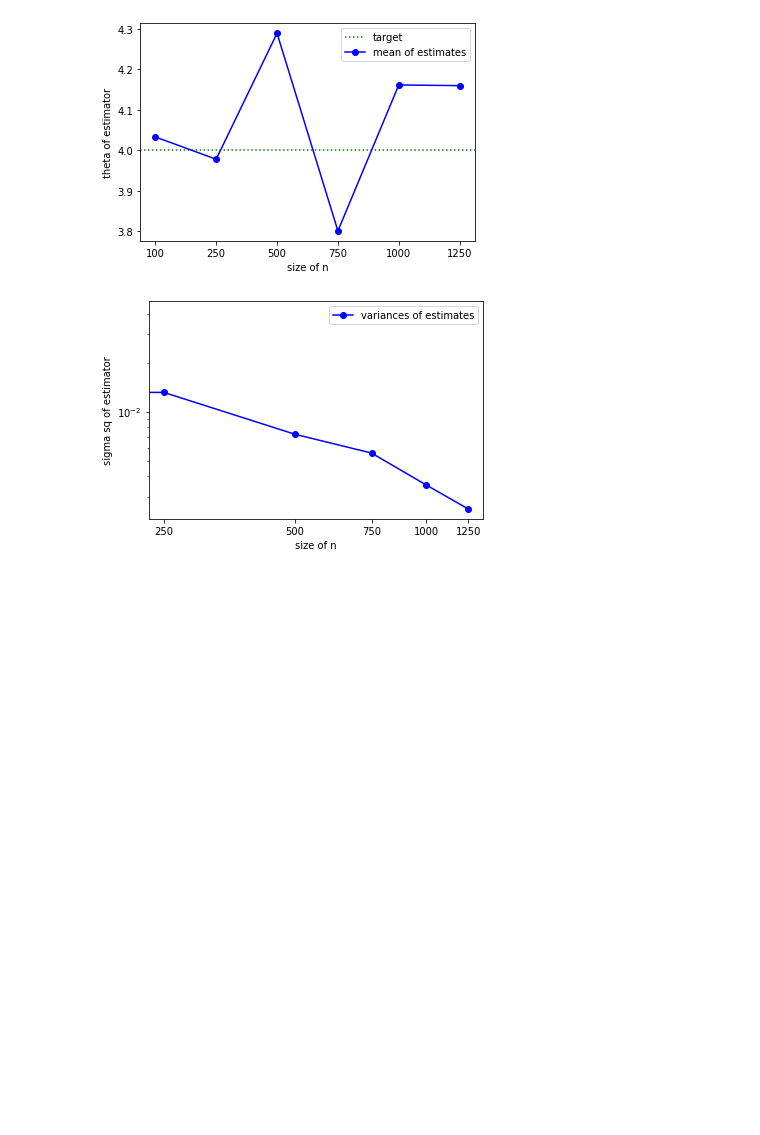
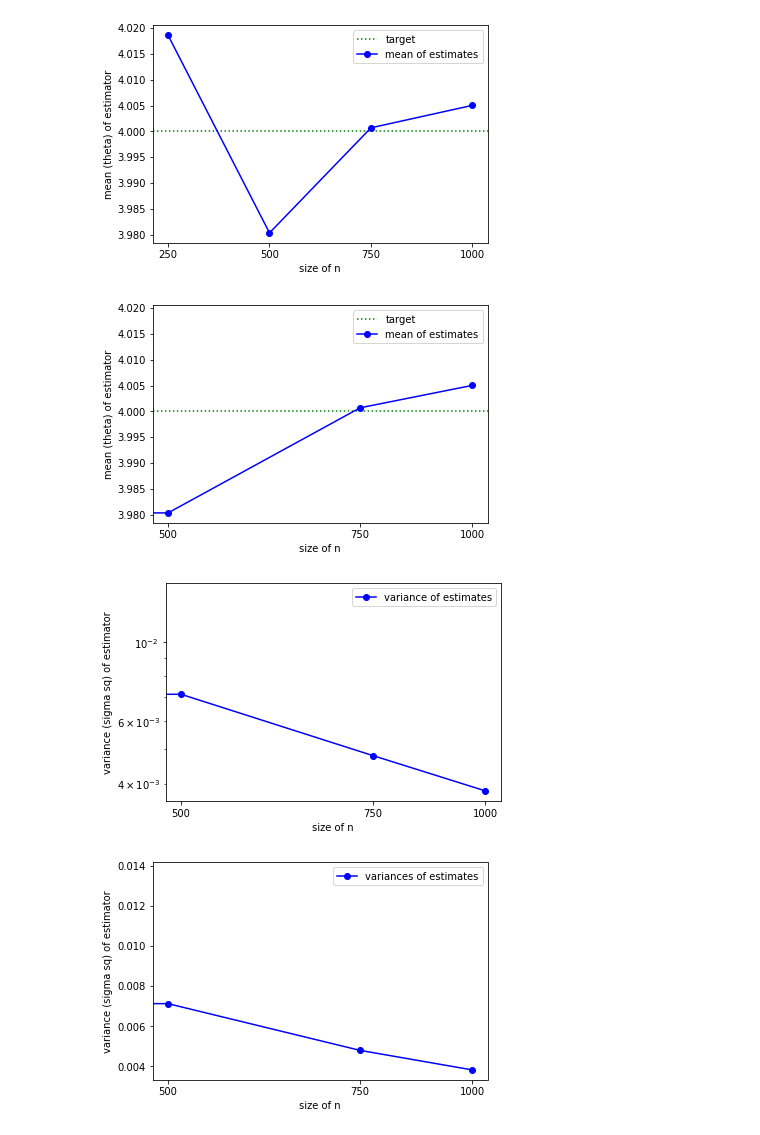
Before and after one commit to ageva2022/thesisspring22, a Jupyter notebook: thesisS22.ipynb, the cells around one changed output. Saved outputs shown, nothing was run; the diff lists cells and outputs as text; code cells hidden in the pictures; blank space fills up the shorter version.

```diff
--- a/thesisS22.ipynb
+++ b/thesisS22.ipynb
@@ -100,6 +120,7 @@ sigma_sq_hat_vec = []
 
 true_mean = 190
 true_sd = 30
+true_var = true_sd**2
 
 list_of_n = [100, 250, 500, 750, 1000, 1250]
 
@@ -107,8 +128,8 @@ list_of_n = [100, 250, 500, 750, 1000, 1250]
 for n in list_of_n:
     data = np.random.normal(true_mean, true_sd, n)
     theta, sigma_sq = blb(estimator_var, data, n)
-    theta_hat_vec.append(np.sqrt(theta))
+    theta_hat_vec.append(theta)
     sigma_sq_hat_vec.append(sigma_sq)
 
-plot(true_sd)
+plot(true_var)
 # %% [output]
@@ -117,25 +138,36 @@ plot(true_sd)
 # %%
 theta_hat_vec = []
 sigma_sq_hat_vec = []
 
+T = 25 #trials
+
 true_theta = 4
 
 
-list_of_n = [100, 250, 500, 750, 1000, 1250]
+#list_of_n = [100, 250, 500, 750, 1000, 1250]
+list_of_n = [250, 500, 750, 1000]
+
 
 #estimating mean of poisson
 for n in list_of_n:
+    trials_theta = np.zeros(T)
+    trials_sigma_sq = np.zeros(T)
     # for t in T
-    data = np.random.poisson(true_theta, n)
-    theta, sigma_sq = blb(estimator_mean, data, n)
-    theta_hat_vec.append(theta)
-    sigma_sq_hat_vec.append(sigma_sq)
-    #check ci and keep track if contains true theta
+    for t in range(T):
+        data = np.random.poisson(true_theta, n)
+        theta, sigma_sq = blb(estimator_mean, data, n) #returns mean and variance of estimator
+        trials_theta[t] = theta
+        trials_sigma_sq[t] = sigma_sq
+
+    theta_hat_vec.append(np.mean(trials_theta))
+    sigma_sq_hat_vec.append(np.mean(trials_sigma_sq))
 
 plot(true_theta)
 # %% [output]
-[figure, old version]
+[figure, new version]
-[figure, old version]
+[figure, new version]
+[figure, added]
+[figure, added]
 # %%
 # Confidence Intervals Using the normal Distribution (n>30)
 
```
Also changed, not shown: parts of 7 cells of this notebook.
